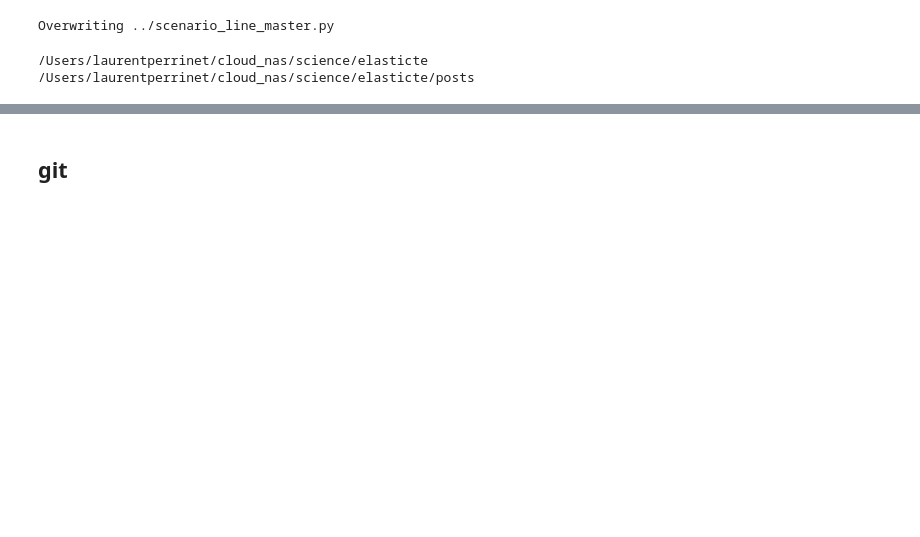
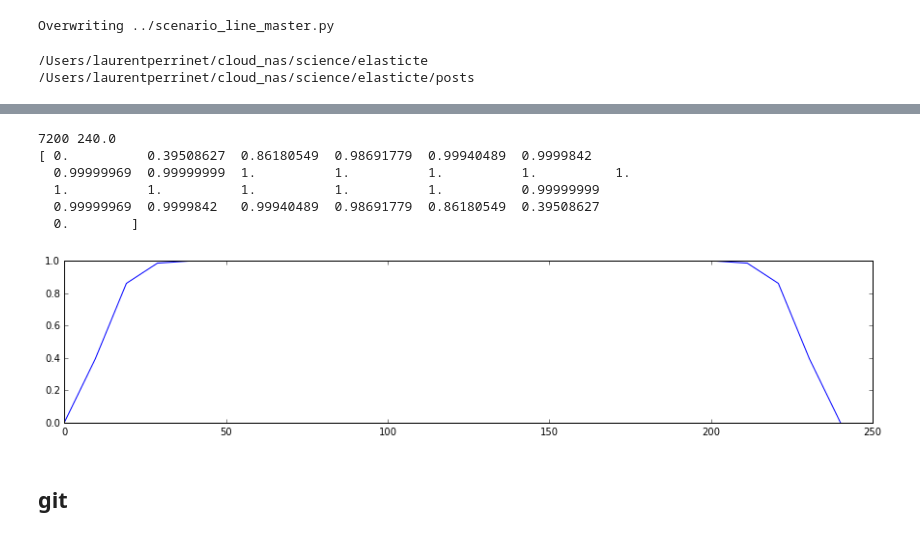
Before and after one commit to NaturalPatterns/2016_elasticite, a Jupyter notebook: posts/2015-11-26 élasticité - scénario montage.ipynb, the cells around one changed output, grey strips where cells are left out. Drawn from its saved outputs; the diff is of its cells as text; code cells hidden in the pictures; blank space fills up the shorter version.

```diff
--- a/posts/2015-11-26 élasticité - scénario montage.ipynb
+++ b/posts/2015-11-26 élasticité - scénario montage.ipynb
@@ -33,9 +41,15 @@ def master(e, filename):
     if e.structure: N_lame = e.N_lame-e.struct_N
     else: N_lame = e.N_lame
 
-    def montage(z, z_in):
+    def montage(z, z_in, damp_tau=60.):
         z_out = z.copy()
         z_s = z_in.copy()
+        if damp_tau>0:
+            max_time = z_in.shape[0]/e.desired_fps
+            time = np.linspace(0., max_time, z_in.shape[0])
+            smooth = 1.-np.exp((np.cos(2*np.pi* time / max_time)-1)/(damp_tau / max_time)**2)
+            z_s[:, 1:] *= smooth[:, np.newaxis]
+
         #print (z_out[0, 0], z_out[-1, 0], z_s[0, 0], z_s[-1, 0])
         z_s[:, 0] += z_out[-1, 0] #+ 1./e.desired_fps # increment the time on the new array
         #print (z_out.shape, z_s.shape, z_s[0, 0], z_s[-1, 0])
@@ -72,42 +86,44 @@ def master(e, filename):
         ###########################################################################
         z = montage(z, z_s['line_onde_dense'])
         ###########################################################################
-        #z = montage(z, z_s['line_geometry'])
+        z = montage(z, z_s['line_geometry'])
         ###########################################################################
         z = montage(z, z_s['line_onde_solo'])
         z = montage(z, revert(z_s['line_onde_solo']))
         z = montage(z, revert(z_s['line_onde_dense']))
         ###########################################################################
+        z = montage(z, z_s['line_geometry'])
         z = montage(z, z_s['line_fresnelastique'])
         z = montage(z, mirror(z_s['line_fresnelastique']))
         z = montage(z, z_s['line_fresnelastique_chirp'])
         z = montage(z, z_s['line_fresnelastique_choc'])
+        z = montage(z, z_s['line_geometry'])
         ###########################################################################
         z = montage(z, z_s['line_fresnelastique'])
         z = montage(z, interleave(z_s['line_fresnelastique'], mirror(z_s['line_fresnelastique'])))
         z = montage(z, interleave(z_s['line_fresnelastique_chirp'], mirror(z_s['line_fresnelastique_choc'])))
         z = montage(z, interleave(z_s['line_fresnelastique_choc'], mirror(z_s['line_fresnelastique_chirp'])))
         ###########################################################################
+        z = montage(z, z_s['line_geometry'])
         z = montage(z, z_s['line_onde_dense'])
 
     ###########################################################################
     # save the file
     np.save(filename, z)
 
-
+    return z_s
 
 if __name__ == "__main__":
     import sys
     if len(sys.argv)>1: mode = sys.argv[1]
     else: mode = 'both'
 
-    filename='mat/master.npy'
-
+    filename = 'mat/master.npy'
     e = el.EdgeGrid(N_lame=25, grid_type='line', mode=mode,
                  verb=False, filename=filename)
 
     if mode == 'writer':
-        master(e, filename)
+        z_s = master(e, filename)
     else:
         # running the code
         el.main(e)
@@ -134,3 +150,24 @@ _ = ax.plot(z[:, 0], z[:, 1:])
+# %%
+import matplotlib
+%matplotlib inline
+import matplotlib.pyplot as plt
+damp_tau = 60.
+max_time = z_s['line_geometry'].shape[0]/e.desired_fps
+time = np.linspace(0., max_time, z_s['line_geometry'].shape[-1])
+print(z_s['line_geometry'].shape[0], max_time)
+#smooth = 1.-np.exp(-(np.mod(time+max_time/2, max_time)-max_time/2)**2/damp_tau**2)
+smooth = 1.-np.exp((np.cos(2*np.pi* time / max_time)-1)/(damp_tau / max_time)**2)
+print (smooth)
+fig, ax = plt.subplots(figsize=(15, 3))
+_ = ax.plot(time, smooth)
+# %% [output]
+7200 240.0
+[ 0.          0.39508627  0.86180549  0.98691779  0.99940489  0.9999842
+  0.99999969  0.99999999  1.          1.          1.          1.          1.
+  1.          1.          1.          1.          1.          0.99999999
+  0.99999969  0.9999842   0.99940489  0.98691779  0.86180549  0.39508627
+  0.        ]
+[figure, added]
 # %% [markdown]
 ## git
 # %%
```
Also changed, not shown: parts of 8 cells of this notebook, 6 other files.
